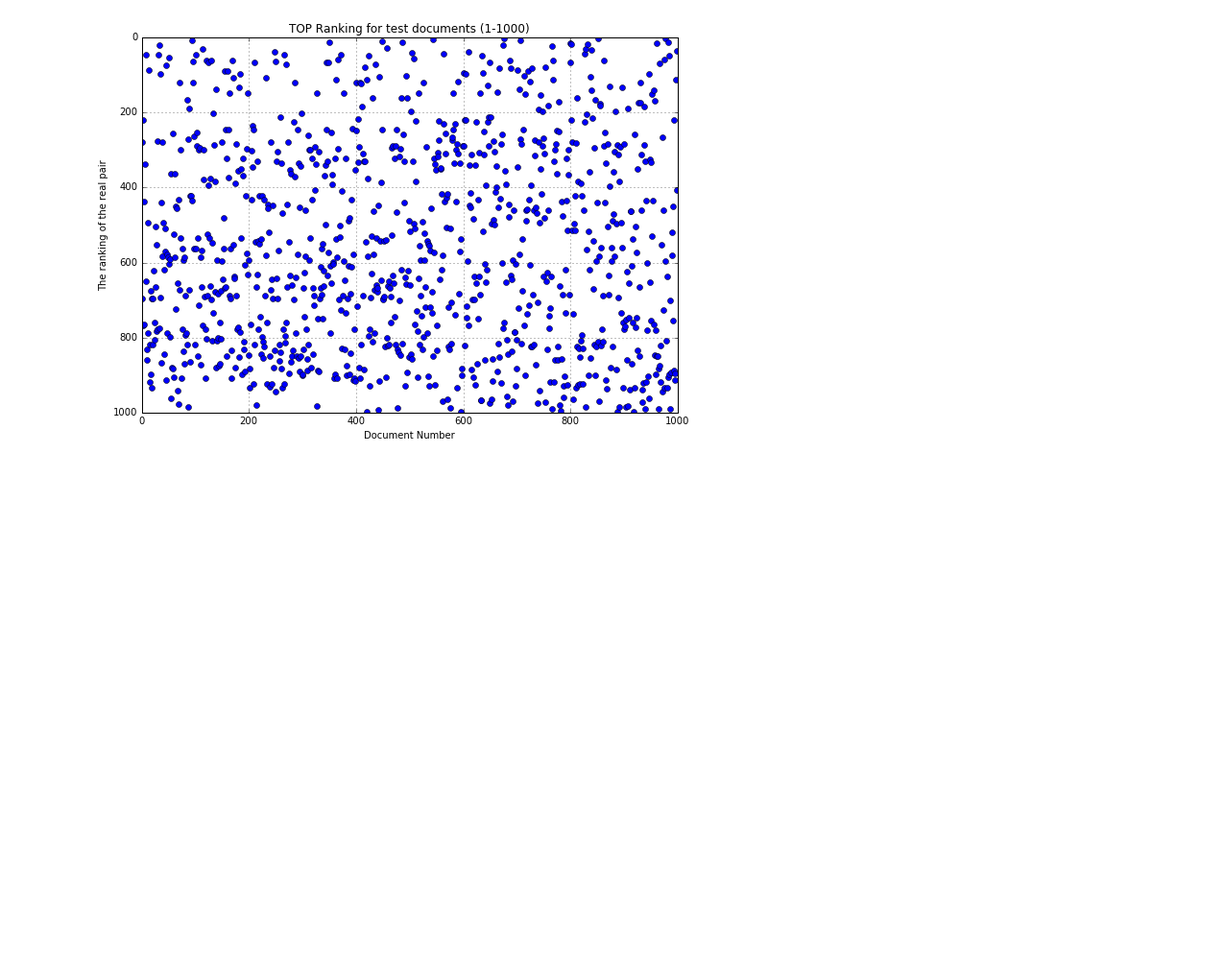
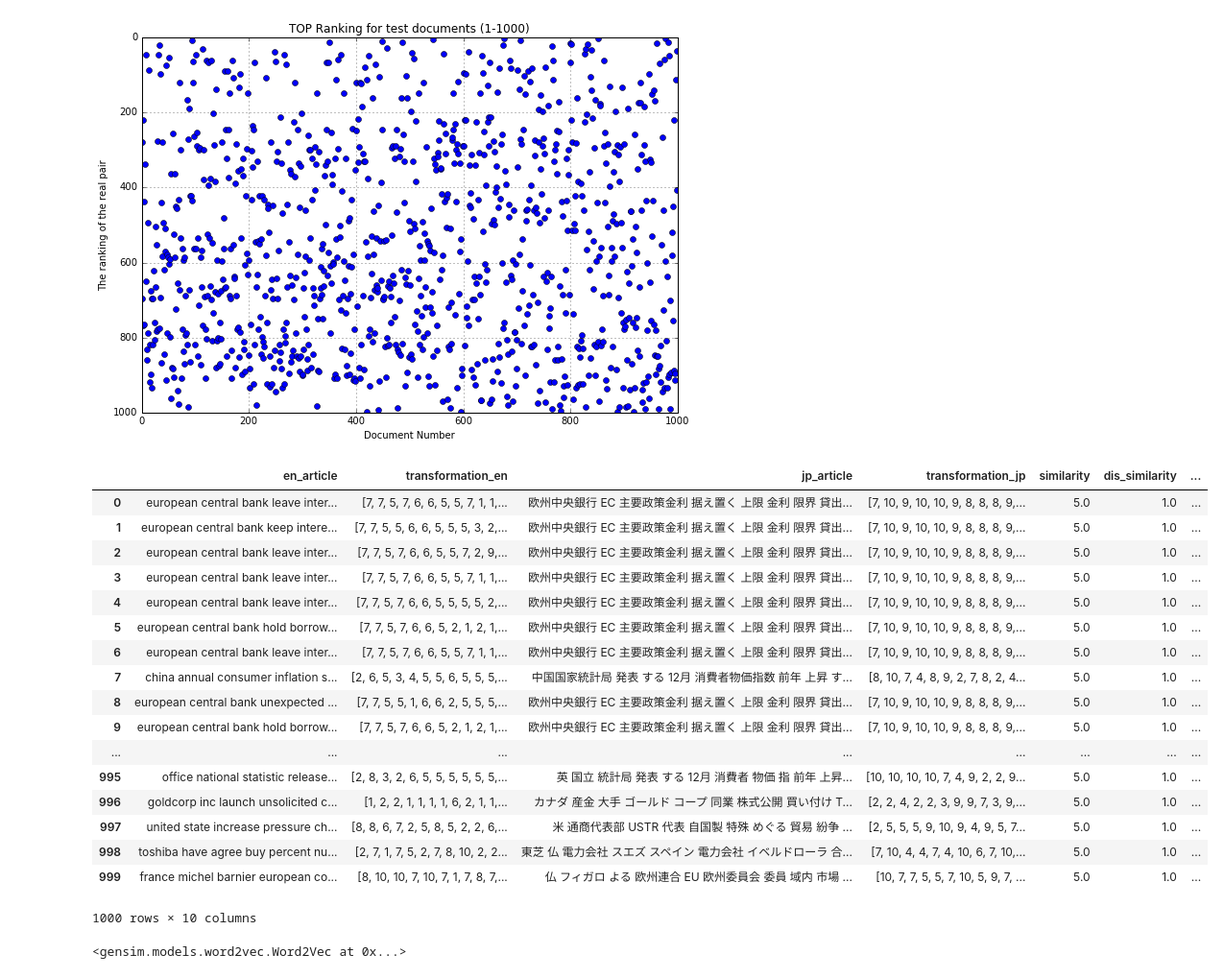
Before and after one commit to liuenda/LiuSTM, a Jupyter notebook: 2017-2-27(1) 重新训练batch=64并作图.ipynb, the cells around one changed output. Shown at 96% size. Drawn from its saved outputs; the diff is of its cells as text; code cells hidden in the pictures; blank space fills up the shorter version.

```diff
--- a/2017-2-27(1) 重新训练batch=64并作图.ipynb
+++ b/2017-2-27(1) 重新训练batch=64并作图.ipynb
@@ -170,3 +170,24 @@ plt.savefig('top-test.eps', format='eps', dpi=1000)
 plt.show()
 # %% [output]
 [figure]
+# %%
+df_test_1
+# %% [output]
+|  | en_article | transformation_en | jp_article | transformation_jp | similarity | dis_similarity | ... |
+| 0 | european central bank leave inter... | [7, 7, 5, 7, 6, 6, 5, 5, 7, 1, 1,... | 欧州中央銀行 EC 主要政策金利 据え置く 上限 金利 限界 貸出... | [7, 10, 9, 10, 10, 9, 8, 8, 8, 9,... | 5.0 | 1.0 | ... |
+| 1 | european central bank keep intere... | [7, 7, 5, 5, 6, 6, 5, 5, 5, 3, 2,... | 欧州中央銀行 EC 主要政策金利 据え置く 上限 金利 限界 貸出... | [7, 10, 9, 10, 10, 9, 8, 8, 8, 9,... | 5.0 | 1.0 | ... |
+| 2 | european central bank leave inter... | [7, 7, 5, 7, 6, 6, 5, 5, 7, 2, 9,... | 欧州中央銀行 EC 主要政策金利 据え置く 上限 金利 限界 貸出... | [7, 10, 9, 10, 10, 9, 8, 8, 8, 9,... | 5.0 | 1.0 | ... |
+| 3 | european central bank leave inter... | [7, 7, 5, 7, 6, 6, 5, 5, 7, 1, 1,... | 欧州中央銀行 EC 主要政策金利 据え置く 上限 金利 限界 貸出... | [7, 10, 9, 10, 10, 9, 8, 8, 8, 9,... | 5.0 | 1.0 | ... |
+| 4 | european central bank leave inter... | [7, 7, 5, 7, 6, 6, 5, 5, 5, 5, 2,... | 欧州中央銀行 EC 主要政策金利 据え置く 上限 金利 限界 貸出... | [7, 10, 9, 10, 10, 9, 8, 8, 8, 9,... | 5.0 | 1.0 | ... |
+| 5 | european central bank hold borrow... | [7, 7, 5, 7, 6, 6, 5, 2, 1, 2, 1,... | 欧州中央銀行 EC 主要政策金利 据え置く 上限 金利 限界 貸出... | [7, 10, 9, 10, 10, 9, 8, 8, 8, 9,... | 5.0 | 1.0 | ... |
+| 6 | european central bank leave inter... | [7, 7, 5, 7, 6, 6, 5, 5, 7, 1, 1,... | 欧州中央銀行 EC 主要政策金利 据え置く 上限 金利 限界 貸出... | [7, 10, 9, 10, 10, 9, 8, 8, 8, 9,... | 5.0 | 1.0 | ... |
+| 7 | china annual consumer inflation s... | [2, 6, 5, 3, 4, 5, 5, 6, 5, 5, 5,... | 中国国家統計局 発表 する 12月 消費者物価指数 前年 上昇 す... | [8, 10, 7, 4, 8, 9, 2, 7, 8, 2, 4... | 5.0 | 1.0 | ... |
+| 8 | european central bank unexpected ... | [7, 7, 5, 5, 1, 6, 6, 2, 5, 5, 5,... | 欧州中央銀行 EC 主要政策金利 据え置く 上限 金利 限界 貸出... | [7, 10, 9, 10, 10, 9, 8, 8, 8, 9,... | 5.0 | 1.0 | ... |
+| 9 | european central bank hold borrow... | [7, 7, 5, 7, 6, 6, 5, 2, 1, 2, 1,... | 欧州中央銀行 EC 主要政策金利 据え置く 上限 金利 限界 貸出... | [7, 10, 9, 10, 10, 9, 8, 8, 8, 9,... | 5.0 | 1.0 | ... |
+| ... | ... | ... | ... | ... | ... | ... | ... |
+| 995 | office national statistic release... | [2, 8, 3, 2, 6, 5, 5, 5, 5, 5, 5,... | 英 国立 統計局 発表 する 12月 消費者 物価 指 前年 上昇... | [10, 10, 10, 10, 7, 4, 9, 2, 2, 9... | 5.0 | 1.0 | ... |
+| 996 | goldcorp inc launch unsolicited c... | [1, 2, 2, 1, 1, 1, 1, 6, 2, 1, 1,... | カナダ 産金 大手 ゴールド コープ 同業 株式公開 買い付け T... | [2, 2, 4, 2, 2, 3, 9, 9, 7, 3, 9,... | 5.0 | 1.0 | ... |
+| 997 | united state increase pressure ch... | [8, 8, 6, 7, 2, 5, 8, 5, 2, 2, 6,... | 米 通商代表部 USTR 代表 自国製 特殊 めぐる 貿易 紛争 ... | [2, 5, 5, 5, 9, 10, 9, 4, 9, 5, 7... | 5.0 | 1.0 | ... |
+| 998 | toshiba have agree buy percent nu... | [2, 7, 1, 7, 5, 2, 7, 8, 10, 2, 2... | 東芝 仏 電力会社 スエズ スペイン 電力会社 イベルドローラ 合... | [7, 10, 4, 4, 7, 4, 10, 6, 7, 10,... | 5.0 | 1.0 | ... |
+| 999 | france michel barnier european co... | [8, 10, 10, 7, 10, 7, 1, 7, 8, 7,... | 仏 フィガロ よる 欧州連合 EU 欧州委員会 委員 域内 市場 ... | [10, 7, 7, 5, 5, 7, 10, 5, 9, 7, ... | 5.0 | 1.0 | ... |
+1000 rows × 10 columns
@@ -172,0 +204,4 @@ plt.show()
+# %%
+	vec=get_vector(word,model)
+# %% [output]
+<gensim.models.word2vec.Word2Vec at 0x...>
```
Also changed, not shown: parts of 29 cells of this notebook, 11 other files.
